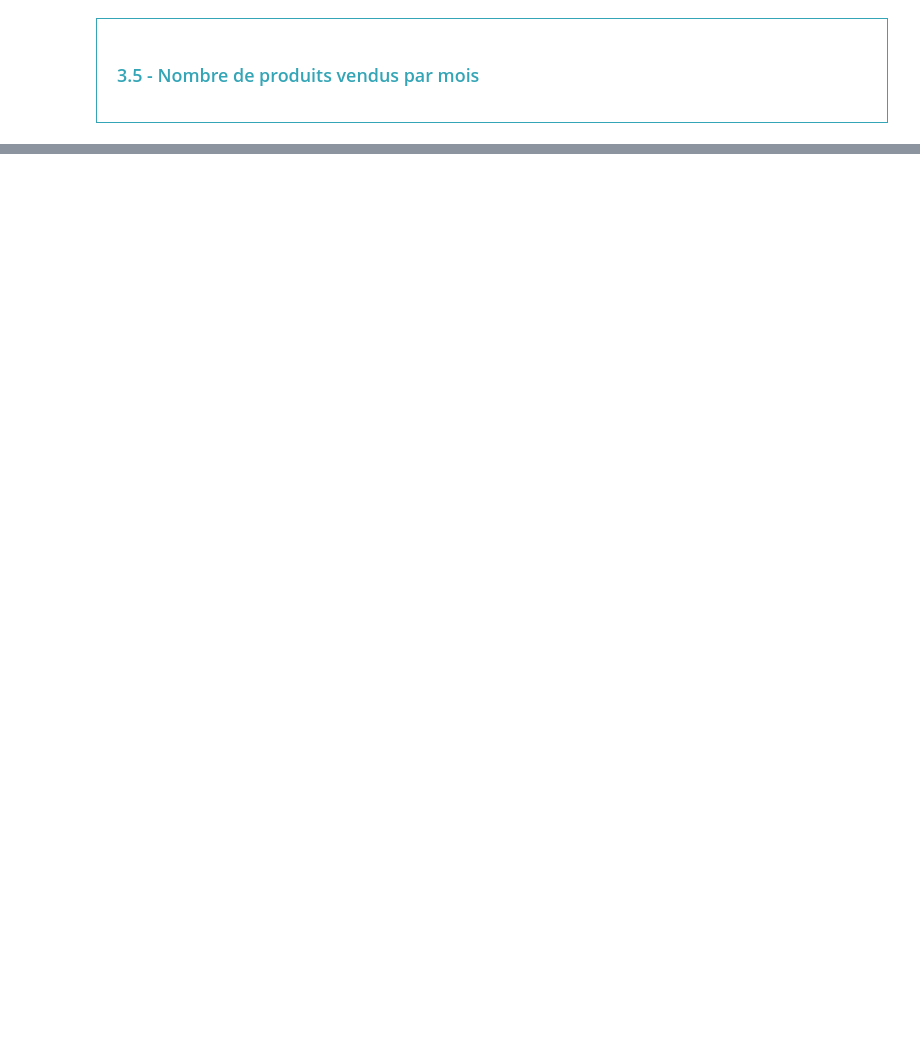
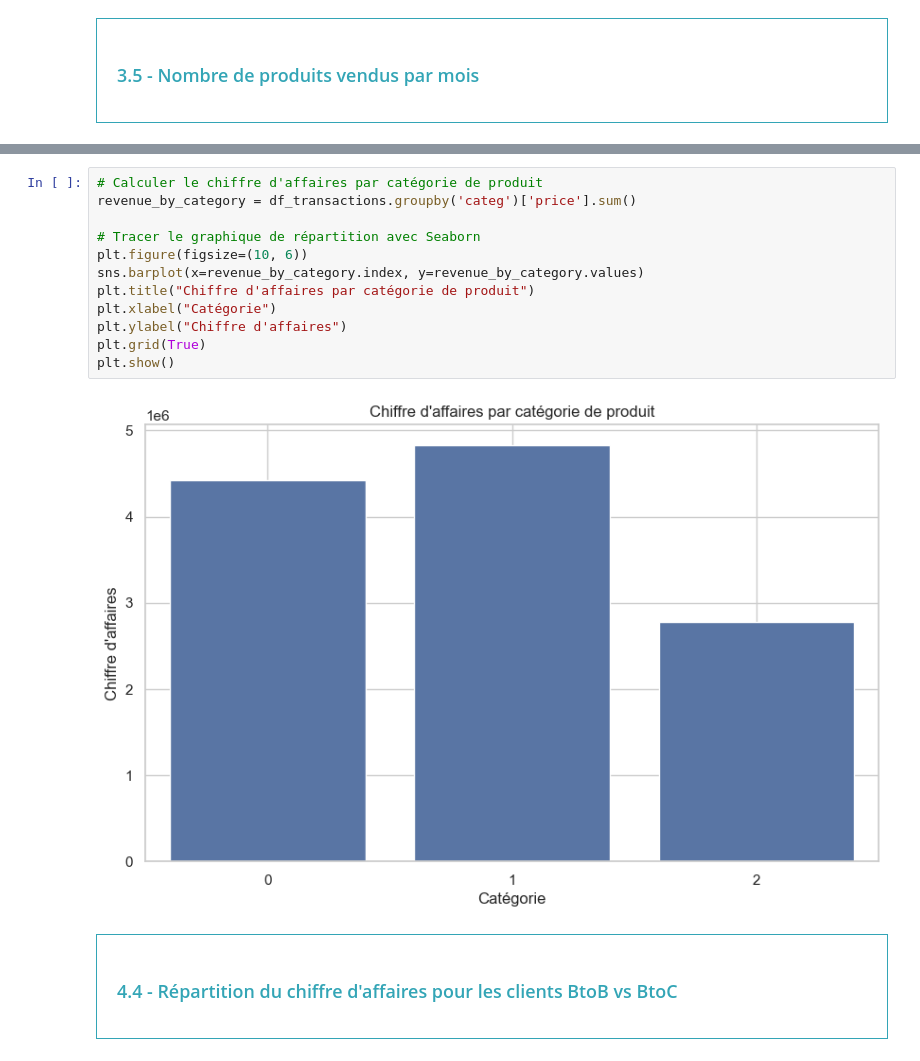
Before and after one commit to obenmaha/analyse-ventes-librairie, a Jupyter notebook: Analyse des Vente_V2.ipynb, the cells around one changed output, grey strips where cells are left out. Drawn from its saved outputs; the diff is of its cells as text; blank space fills up the shorter version.

```diff
--- a/Analyse des Vente_V2.ipynb
+++ b/Analyse des Vente_V2.ipynb
@@ -285,0 +388,18 @@ plt.show()
+# %%
+# Calculer le chiffre d'affaires par catégorie de produit
+revenue_by_category = df_transactions.groupby('categ')['price'].sum()
+
+# Tracer le graphique de répartition avec Seaborn
+plt.figure(figsize=(10, 6))
+sns.barplot(x=revenue_by_category.index, y=revenue_by_category.values)
+plt.title("Chiffre d'affaires par catégorie de produit")
+plt.xlabel("Catégorie")
+plt.ylabel("Chiffre d'affaires")
+plt.grid(True)
+plt.show()
+# %% [output]
+[figure, added]
+# %% [markdown]
+<div style="border: 1px solid RGB(51,165,182);" >
+<h3 style="margin: auto; padding: 20px; color: RGB(51,165,182); ">4.4 - Répartition du chiffre d'affaires pour les clients BtoB vs BtoC</h3>
+</div>
```
Also changed, not shown: parts of 46 cells of this notebook.
